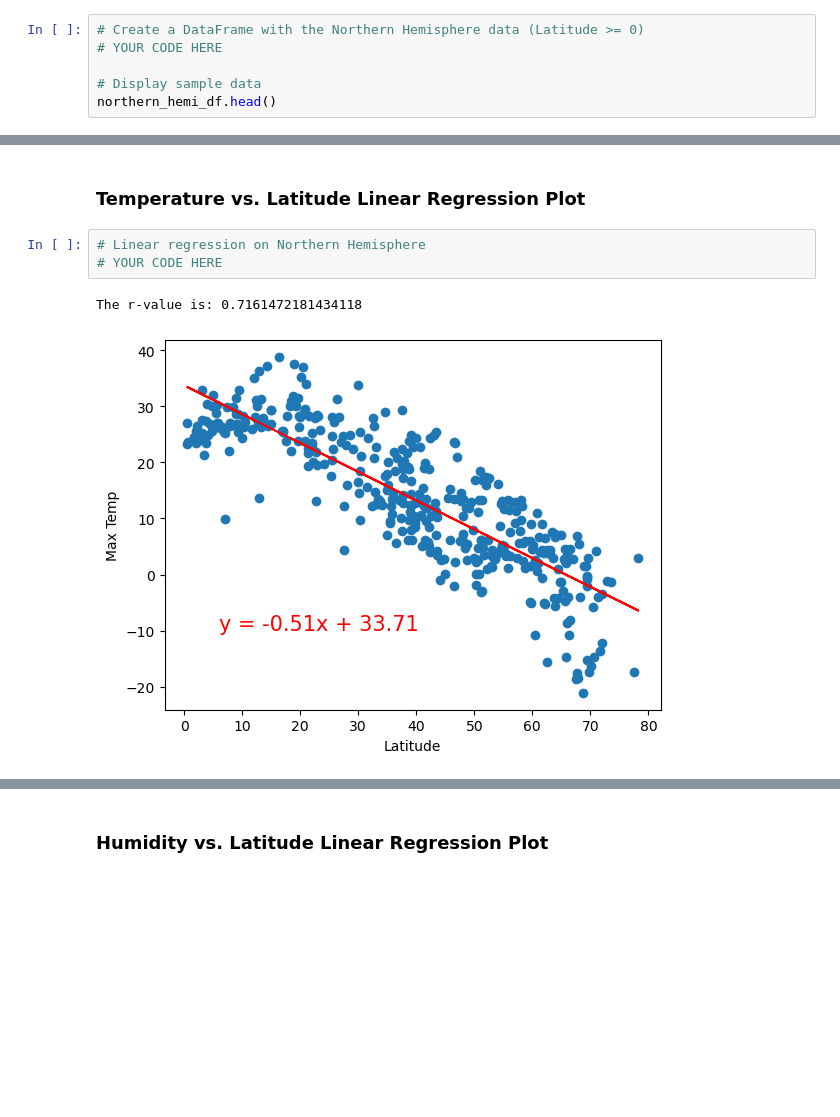
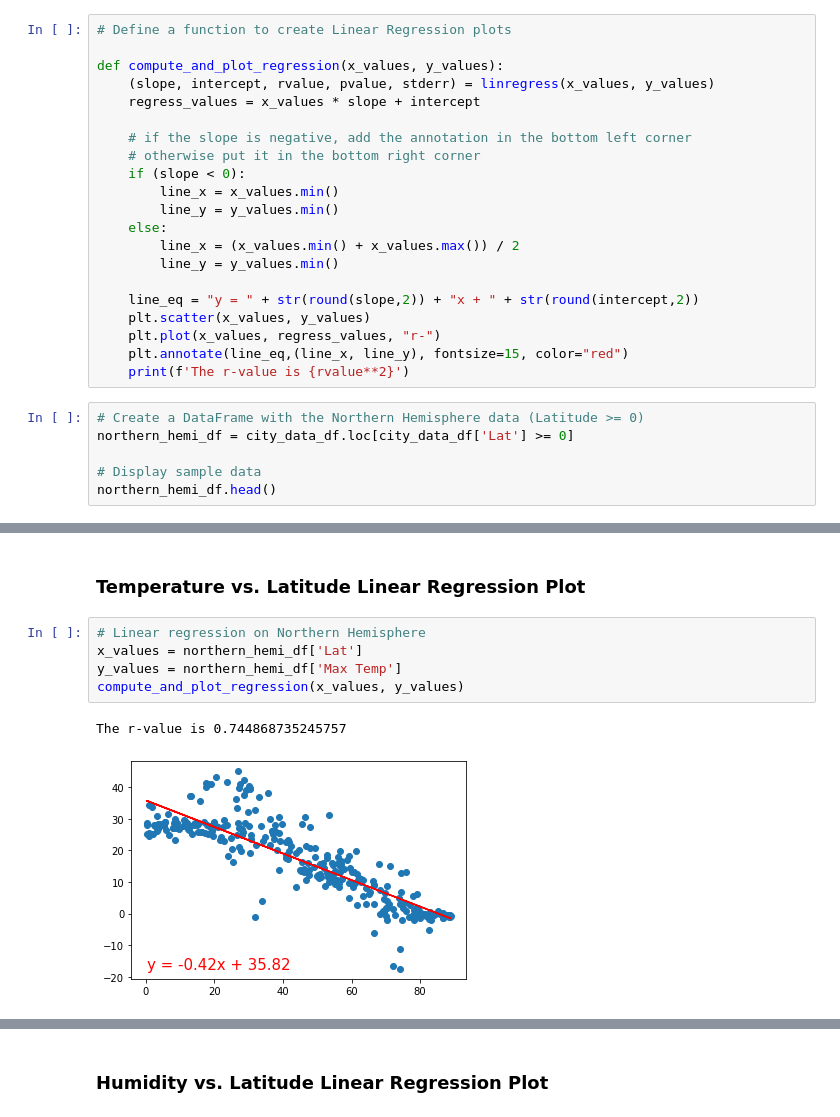
Before and after one commit to maswanwick/python-api-challenge, a Jupyter notebook: api_challenge/WeatherPy.ipynb, the cells around one changed output, grey strips where cells are left out. Saved outputs shown, nothing was run; the diff lists cells and outputs as text; blank space fills up the shorter version.

Commit message:
Completed the liner regression section

```diff
--- a/api_challenge/WeatherPy.ipynb
+++ b/api_challenge/WeatherPy.ipynb
@@ -273,6 +270,27 @@ plt.show()
+# %%
+# Define a function to create Linear Regression plots
+
+def compute_and_plot_regression(x_values, y_values):
+    (slope, intercept, rvalue, pvalue, stderr) = linregress(x_values, y_values)
+    regress_values = x_values * slope + intercept
+
+    # if the slope is negative, add the annotation in the bottom left corner
+    # otherwise put it in the bottom right corner
+    if (slope < 0):
+        line_x = x_values.min()
+        line_y = y_values.min()
+    else:
+        line_x = (x_values.min() + x_values.max()) / 2
+        line_y = y_values.min()
+
+    line_eq = "y = " + str(round(slope,2)) + "x + " + str(round(intercept,2))
+    plt.scatter(x_values, y_values)
+    plt.plot(x_values, regress_values, "r-")
+    plt.annotate(line_eq,(line_x, line_y), fontsize=15, color="red")
+    print(f'The r-value is {rvalue**2}')
 # %%
 # Create a DataFrame with the Northern Hemisphere data (Latitude >= 0)
-# YOUR CODE HERE
+northern_hemi_df = city_data_df.loc[city_data_df['Lat'] >= 0]
 
 # Display sample data
 northern_hemi_df.head()
@@ -302,9 +320,11 @@ southern_hemi_df.head()
 ###  Temperature vs. Latitude Linear Regression Plot
 # %%
 # Linear regression on Northern Hemisphere
-# YOUR CODE HERE
+x_values = northern_hemi_df['Lat']
+y_values = northern_hemi_df['Max Temp']
+compute_and_plot_regression(x_values, y_values)
 # %% [output]
-The r-value is: 0.7161472181434118
+The r-value is 0.744868735245757
-[figure, old version]
+[figure, new version]
 # %%
 # Linear regression on Southern Hemisphere
```
Also changed, not shown: parts of 24 cells of this notebook.
